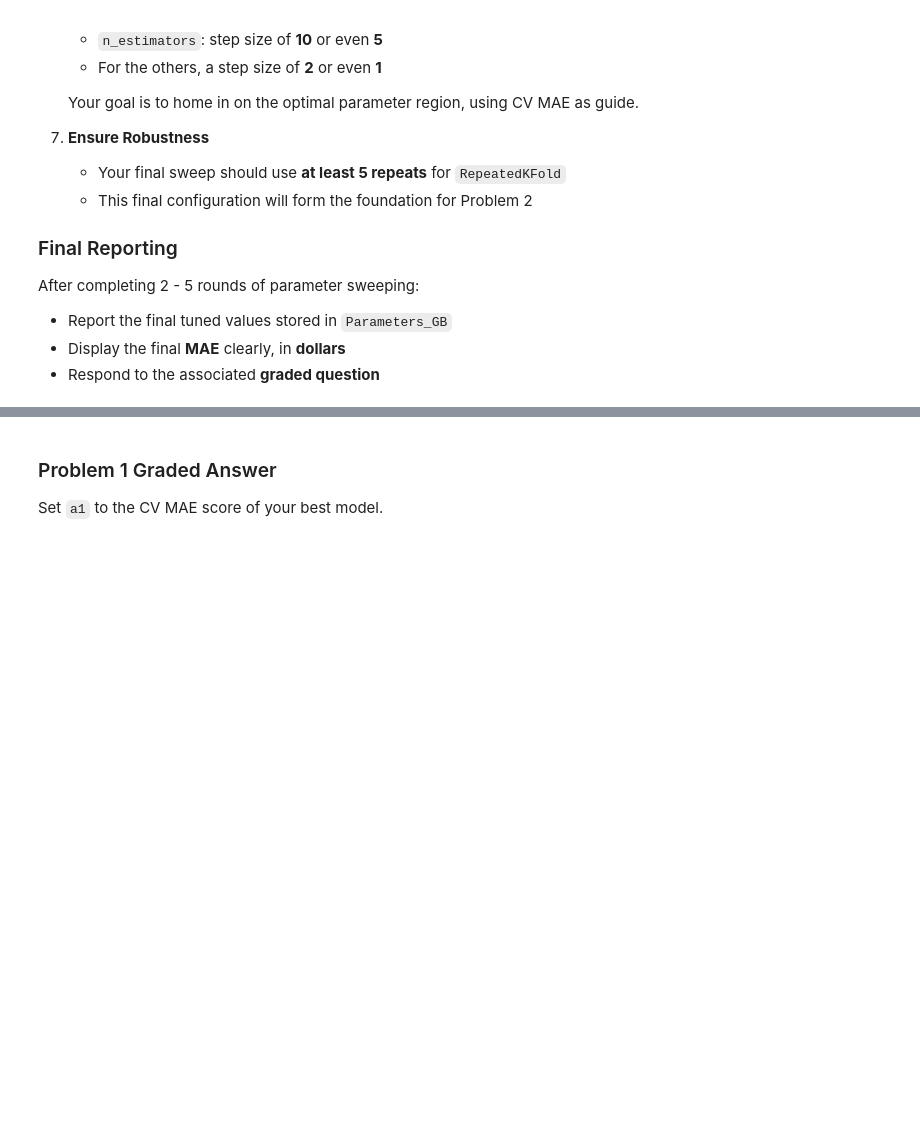
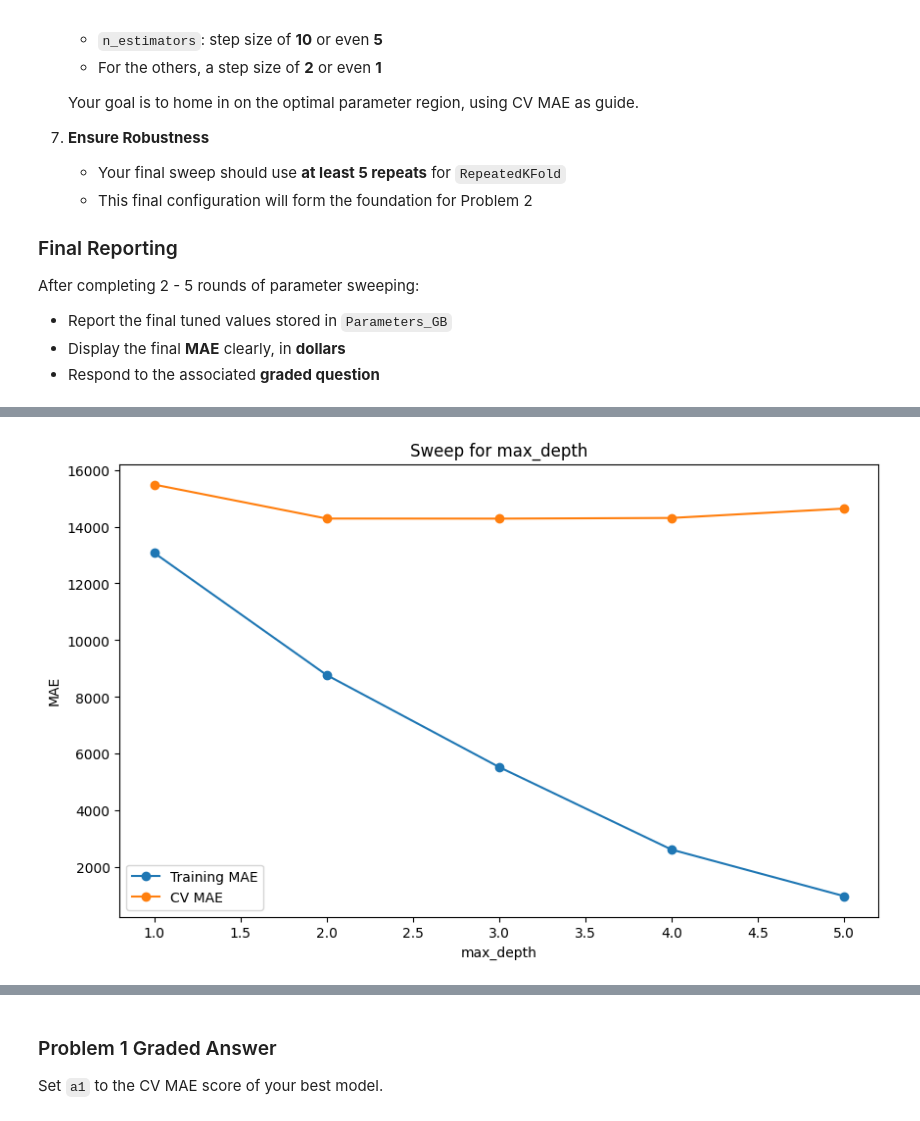
Before and after one commit to muathdb/HW7-Mod-3, a Jupyter notebook: Homework_07.ipynb, the cells around one changed output, grey strips where cells are left out. Drawn from its saved outputs; the diff is of its cells as text; code cells hidden in the pictures; blank space fills up the shorter version.

```diff
--- a/Homework_07.ipynb
+++ b/Homework_07.ipynb
@@ -467,0 +490,12 @@ def sweep_parameter(ModelClass, param_dict, X_train, y_train, param_name, param_
+# %%
+Params_GB = sweep_parameter(
+    GradientBoostingRegressor,
+    Params_GB,
+    'max_depth',
+    range(max(1, Params_GB['max_depth'] - 2), Params_GB['max_depth'] + 3, 1),
+    X_train,
+    y_train,
+    repeats=5
+)
+# %% [output]
+[figure, added]
```
Also changed, not shown: parts of 35 cells of this notebook.
